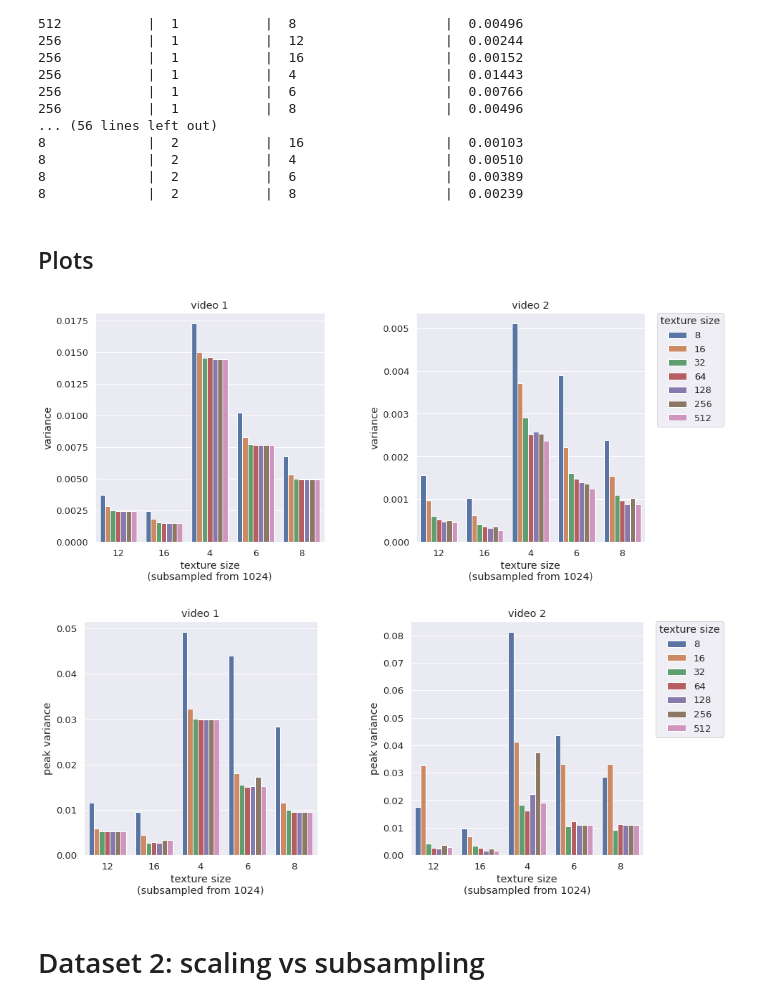
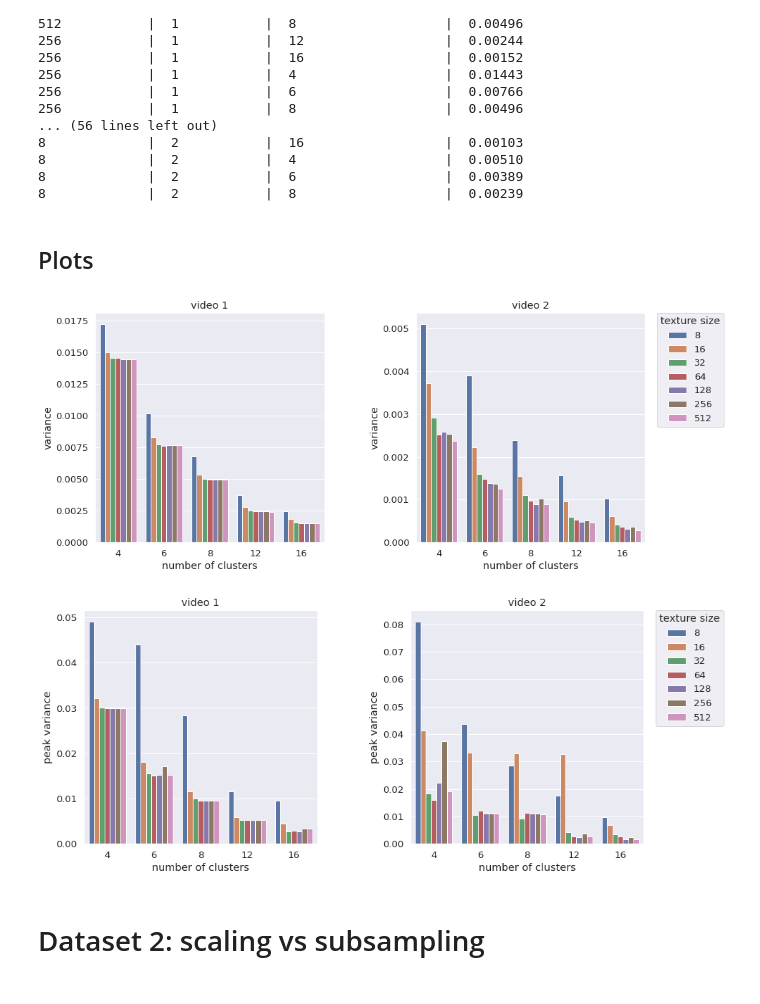
Before and after one commit to KosRud/Material-Clustering-Benchmark, a Jupyter notebook: Jupyter/Charts.ipynb, the cells around one changed output. Saved outputs shown, nothing was run; the diff lists cells and outputs as text; code cells hidden in the pictures.

```diff
--- a/Jupyter/Charts.ipynb
+++ b/Jupyter/Charts.ipynb
@@ -191,7 +191,7 @@ def subsample_variance_plots():
                 (
                     int(measurement["settings"]["texture size"]),
                     measurement["total variance"],
-                    measurement["settings"]["number of clusters"],
+                    int(measurement["settings"]["number of clusters"]),
                 )
                     for measurement in M1
                         if measurement["settings"]["video file"] == video_name
@@ -219,7 +219,7 @@ def subsample_variance_plots():
     g.legend().remove()
 
     axes[0].set_ylabel("variance")
-    axes[0].set_xlabel("texture size\n(subsampled from 1024)")
+    axes[0].set_xlabel("number of clusters")
     axes[0].set_title("video 1")
 
     g = sb.barplot(
@@ -231,7 +231,7 @@ def subsample_variance_plots():
     )
 
     axes[1].set_ylabel("variance")
-    axes[1].set_xlabel("texture size\n(subsampled from 1024)")
+    axes[1].set_xlabel("number of clusters")
     axes[1].set_title("video 2")
 
     g.legend(
@@ -256,7 +256,7 @@ def subsample_peak_variance_plots():
                     int(measurement["settings"]["texture size"]),
                     measurement["total variance"],
                     measurement["peak variance"],
-                    measurement["settings"]["number of clusters"],
+                    int(measurement["settings"]["number of clusters"]),
                 )
                     for measurement in M1
                         if measurement["settings"]["video file"] == video_name
@@ -284,40 +284,40 @@ def subsample_peak_variance_plots():
     g.legend().remove()
 
     axes[0].set_ylabel("peak variance")
-    axes[0].set_xlabel("texture size\n(subsampled from 1024)")
+    axes[0].set_xlabel("number of clusters")
     axes[0].set_title("video 1")
 
     g = sb.barplot(
         x=data["video 2"]["number of clusters"],
         y=data["video 2"]["peak variance"],
         ax=axes[1],
         hue=data["video 2"]["texture size"],
         ci=None,
     )
 
     axes[1].set_ylabel("peak variance")
-    axes[1].set_xlabel("texture size\n(subsampled from 1024)")
+    axes[1].set_xlabel("number of clusters")
     axes[1].set_title("video 2")
 
     g.legend(
         bbox_to_anchor=(1.05, 1),
         loc="upper left",
         borderaxespad=0,
         title="texture size"
     )
 
     plt.subplots_adjust(
         wspace=0.4,
     )
 
     plt.show()
 
 subsample_variance_plots()
 subsample_peak_variance_plots()
 # %% [output]
 ## Plots
-[figure, old version]
+[figure, new version]
-[figure, old version]
+[figure, new version]
 # %%
 display(Markdown("# Dataset 2: scaling vs subsampling"))
 
```
Also changed, not shown: parts of 8 cells of this notebook, 5 other files.
